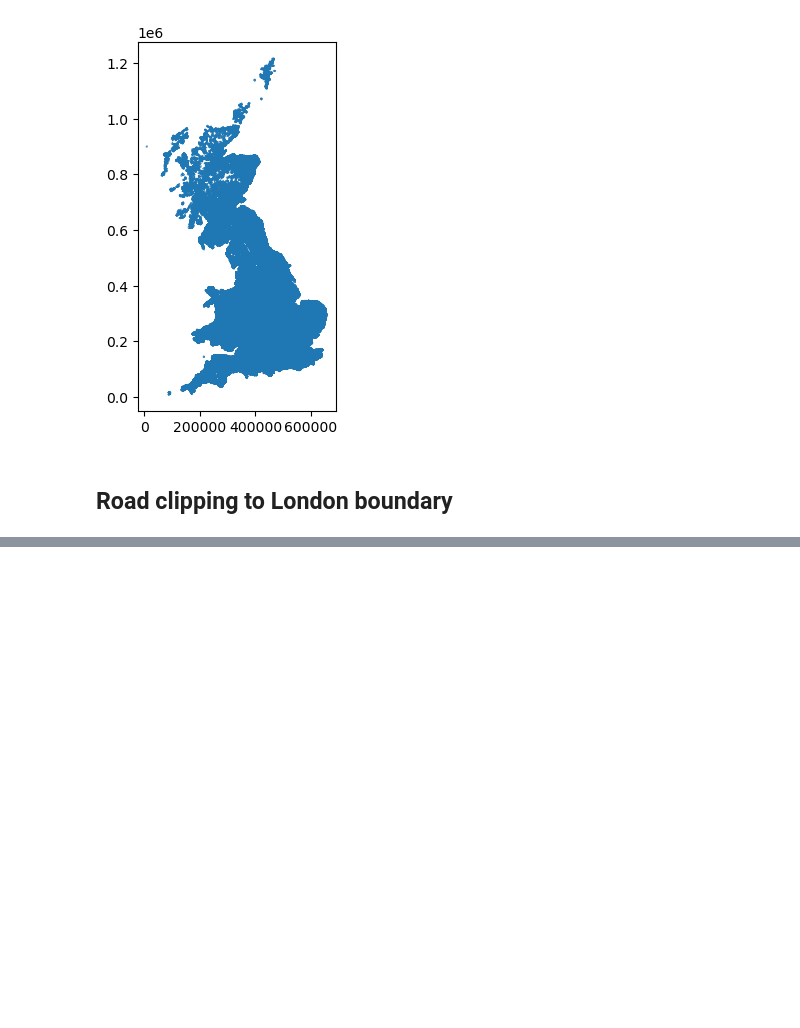
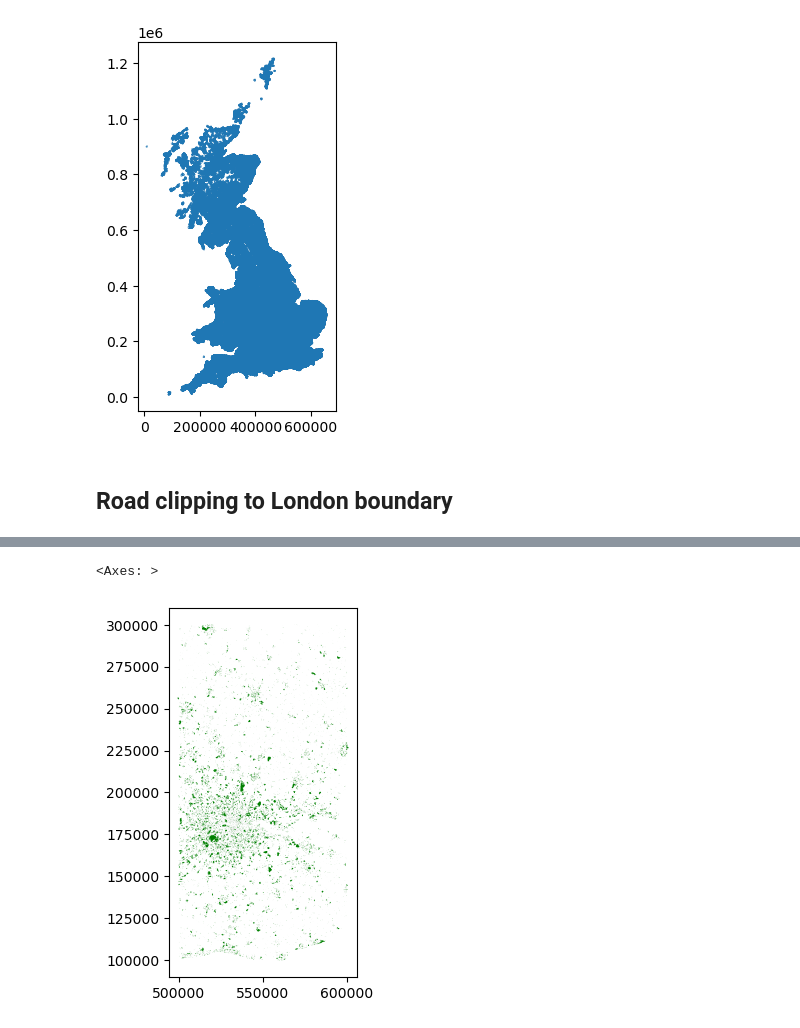
Before and after one commit to kbuksa/london-greenspace-access, a Jupyter notebook: london-road-merge.ipynb, the cells around one changed output, grey strips where cells are left out. Drawn from its saved outputs; the diff is of its cells as text; code cells hidden in the pictures; blank space fills up the shorter version.

```diff
--- a/london-road-merge.ipynb
+++ b/london-road-merge.ipynb
@@ -91,0 +134,9 @@ london_roads.plot(column='form_of_way',
+# %%
+# Append TQ and TL green space tiles to become one plot
+TQ_TL_tiles = pd.concat([greenspace_TQ, greenspace_TL])
+# %%
+# Plot combined green space
+TQ_TL_tiles.plot(color='green')
+# %% [output]
+<Axes: >
+[figure, added]
```
Also changed, not shown: parts of 18 cells of this notebook.
